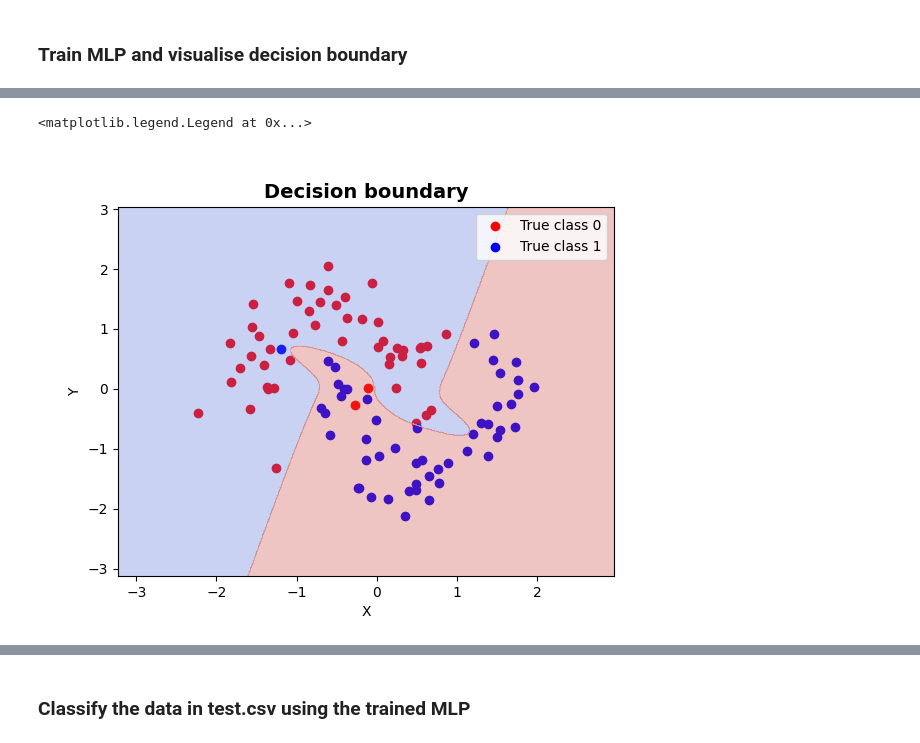
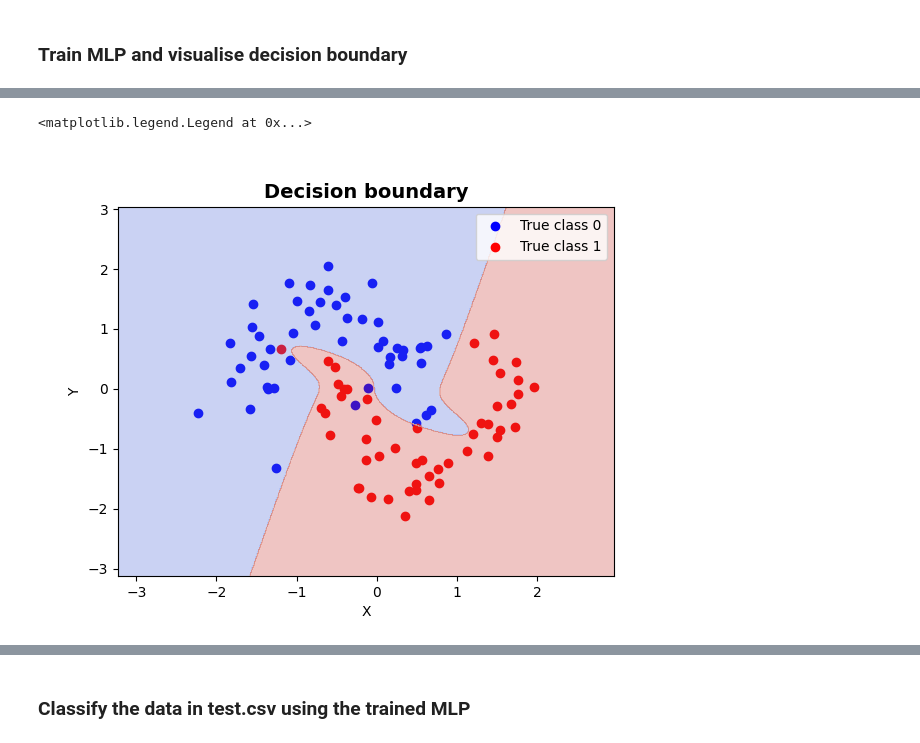
Before and after one commit to Alejandro-FA/UPF-Deep_Learning, a Jupyter notebook: P1/P1-Questions.ipynb, the cells around one changed output, grey strips where cells are left out. Drawn from its saved outputs; the diff is of its cells as text; code cells hidden in the pictures.

Commit message:
Solve graph coloring error

```diff
--- a/P1/P1-Questions.ipynb
+++ b/P1/P1-Questions.ipynb
@@ -161,32 +161,32 @@ Loss 9900=0.0961659656728864
 # %%
 def classify(NN, X):
     yHat = NN.forward(X)
     return yHat.round().astype(int)
 
 # Plot the training data as a scatter plot (for reference)
 fig3 = plt.figure()
 class_0_points = X_train_norm[C_train[:,0] == 0]
 class_1_points = X_train_norm[C_train[:,0] == 1]
-plt.scatter(class_0_points[:, 0], class_0_points[:, 1], color='red', label='True class 0')
-plt.scatter(class_1_points[:, 0], class_1_points[:, 1], color='blue', label='True class 1')
+plt.scatter(class_0_points[:, 0], class_0_points[:, 1], color='blue', label='True class 0')
+plt.scatter(class_1_points[:, 0], class_1_points[:, 1], color='red', label='True class 1')
 
 # Plot the decision boundary # FIXME: Is there a cleaner way of doing this?
 x_min, x_max = X_train_norm[:, 0].min() - 1, X_train_norm[:, 0].max() + 1
 y_min, y_max = X_train_norm[:, 1].min() - 1, X_train_norm[:, 1].max() + 1
 xx, yy = np.meshgrid(np.arange(x_min, x_max, 0.01), np.arange(y_min, y_max, 0.01))
 grid_points = np.c_[xx.ravel(), yy.ravel()]
 Z = classify(NN, grid_points)
 Z = Z.reshape(xx.shape)
 plt.contourf(xx, yy, Z, alpha=0.3, cmap='coolwarm')
 
 # Add labels and legend
 plt.xlabel('X')
 plt.ylabel('Y')
 plt.title('Decision boundary', fontsize=14, fontweight="bold")
 plt.legend()
 # %% [output]
 <matplotlib.legend.Legend at 0x...>
-[figure, old version]
+[figure, new version]
 # %%
 %matplotlib widget
 
```
Also changed, not shown: parts of 2 cells of this notebook.
